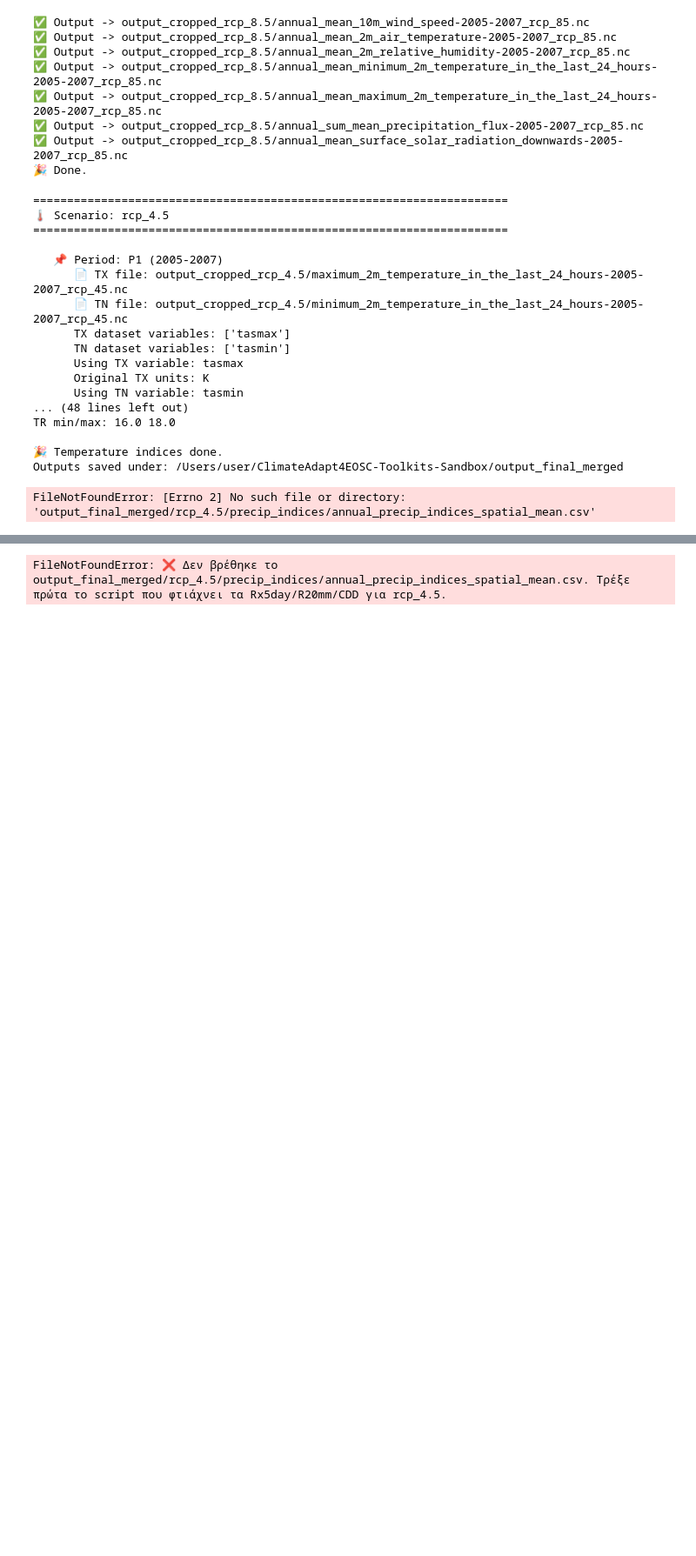
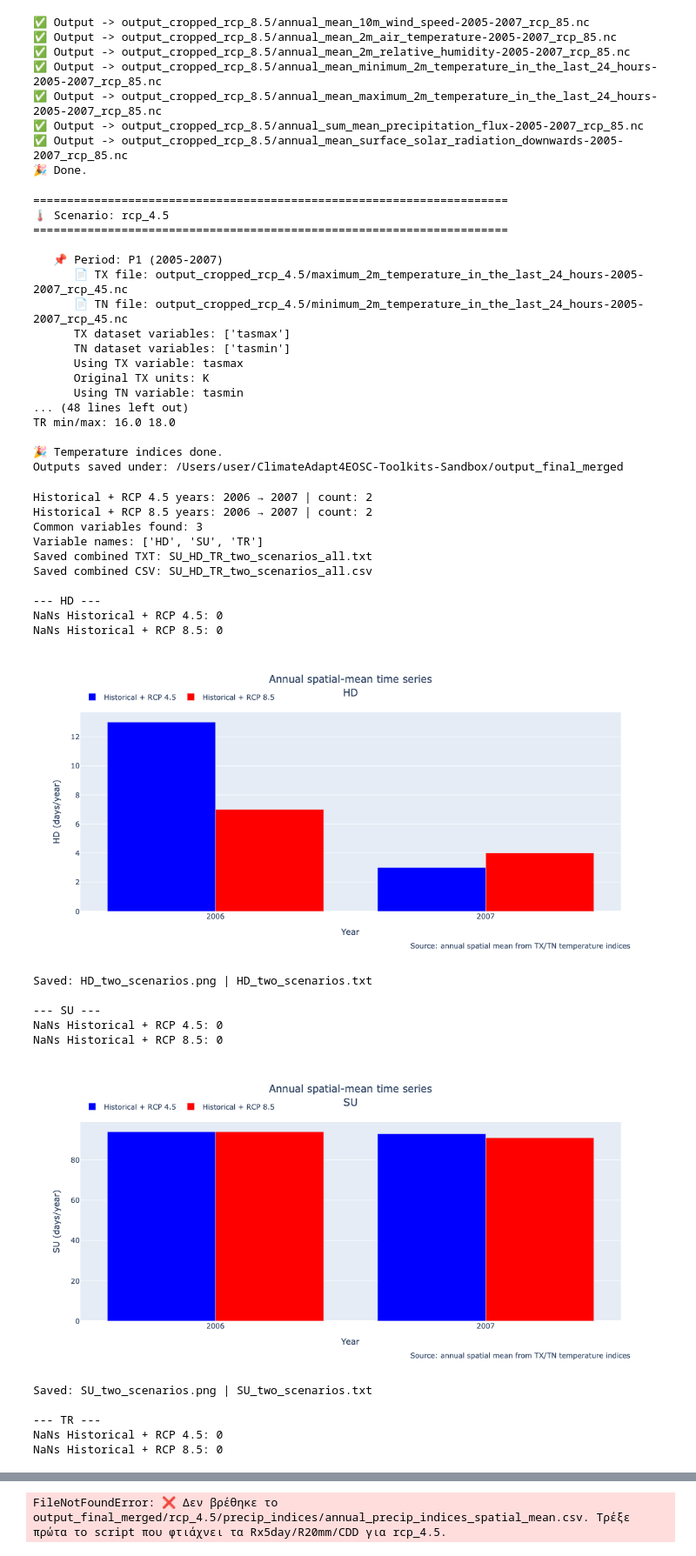
Before and after one commit to eScienceLab/ClimateAdapt4EOSC-Toolkits-Sandbox, a Jupyter notebook: copernicus_down_english.ipynb, the cells around one changed output, grey strips where cells are left out. Shown at 87% size. Drawn from its saved outputs; the diff is of its cells as text; code cells hidden in the pictures; blank space fills up the shorter version.

```diff
--- a/copernicus_down_english.ipynb
+++ b/copernicus_down_english.ipynb
@@ -2923,8 +2923,8 @@ OUT_DIR.mkdir(parents=True, exist_ok=True)
 # =========================================
 # Read CSV files
 # =========================================
-df45 = pd.read_csv(IN_CSV_45)
-df85 = pd.read_csv(IN_CSV_85)
+df45 = pd.read_csv(SCENARIO_CSVS["rcp_4.5"])
+df85 = pd.read_csv(SCENARIO_CSVS["rcp_8.5"])
 
 # Δέχεται είτε Year είτε year  [EN translation pending]
 if "year" in df45.columns:
@@ -3088,31 +3088,52 @@ for col in vars_cols:
         f"{col}_historical_rcp45": y45
     })
 
     df_single_85 = pd.DataFrame({
         "Year": years85,
         f"{col}_historical_rcp85": y85
     })
 
     # Προσθέτουμε Period από το rcp_4.5, αν υπάρχει  [EN translation pending]
     if "Period" in df45.columns:
         df_single_45.insert(1, "Period", df45["Period"].to_numpy())
 
     df_single = pd.merge(df_single_45, df_single_85, on="Year", how="outer")
     df_single = df_single.sort_values("Year").reset_index(drop=True)
 
     out_txt = OUT_DIR / f"{safe}_two_scenarios.txt"
     df_single.to_csv(out_txt, sep="\t", index=False)
 
     # =========================================
     # Save PNG for this variable
     # Requires kaleido installed
     # =========================================
     out_png = OUT_DIR / f"{safe}_two_scenarios.png"
     fig.write_image(str(out_png), scale=2)
 
     print("Saved:", out_png.name, "|", out_txt.name)
 
 print("\n🎉 Done.")
 print("Outputs saved in:", OUT_DIR)
 # %% [output]
-FileNotFoundError: [Errno 2] No such file or directory: 'output_final_merged/rcp_4.5/precip_indices/annual_precip_indices_spatial_mean.csv'
+Historical + RCP 4.5 years: 2006 → 2007 | count: 2
+Historical + RCP 8.5 years: 2006 → 2007 | count: 2
+Common variables found: 3
+Variable names: ['HD', 'SU', 'TR']
+Saved combined TXT: SU_HD_TR_two_scenarios_all.txt
+Saved combined CSV: SU_HD_TR_two_scenarios_all.csv
+
+--- HD ---
+NaNs Historical + RCP 4.5: 0
+NaNs Historical + RCP 8.5: 0
+[figure, added]
+Saved: HD_two_scenarios.png | HD_two_scenarios.txt
+
+--- SU ---
+NaNs Historical + RCP 4.5: 0
+NaNs Historical + RCP 8.5: 0
+[figure, added]
+Saved: SU_two_scenarios.png | SU_two_scenarios.txt
+
+--- TR ---
+NaNs Historical + RCP 4.5: 0
+NaNs Historical + RCP 8.5: 0
```
Also changed, not shown: parts of 2 cells of this notebook.
